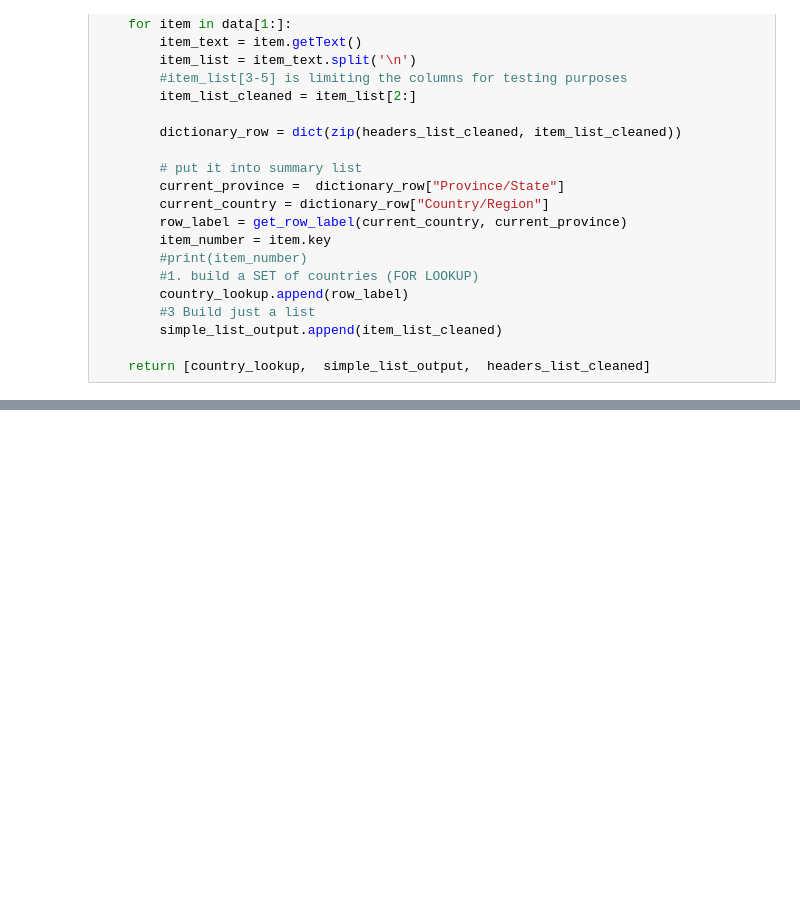
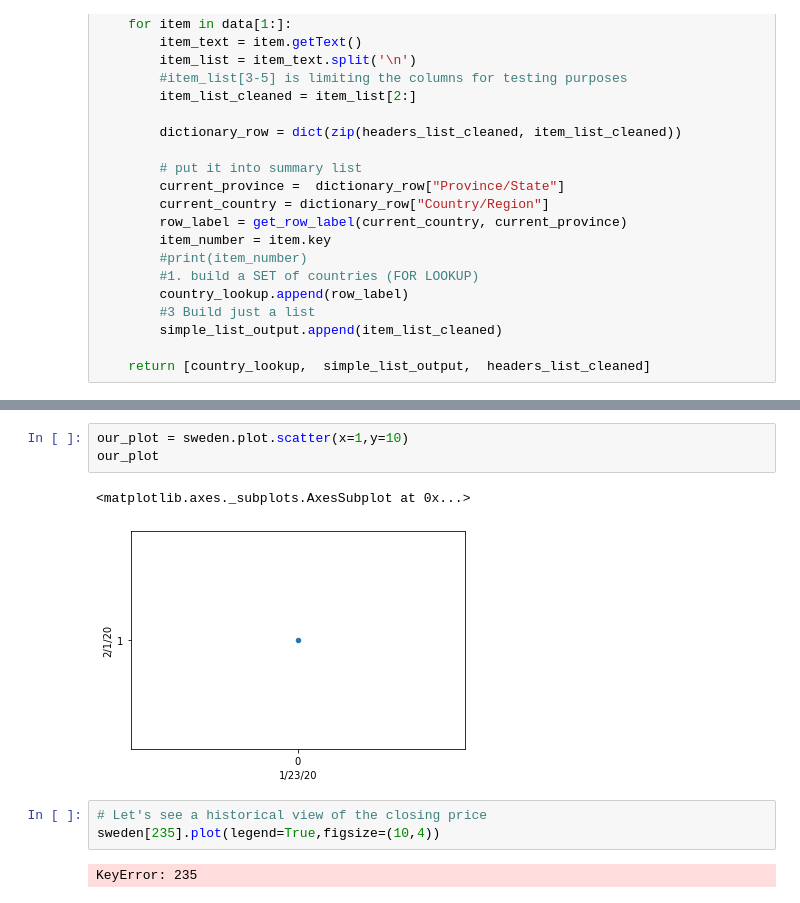
Before and after one commit to nigelAyling/Python-and-Jupyter, a Jupyter notebook: our_projects/Webscraper/CovidScraperV4.ipynb, the cells around one changed output, grey strips where cells are left out. Cells and saved outputs as stored; diff of their text form; blank space fills up the shorter version.

```diff
--- a/our_projects/Webscraper/CovidScraperV4.ipynb
+++ b/our_projects/Webscraper/CovidScraperV4.ipynb
@@ -146,0 +194,11 @@ vertical_stack
+# %%
+our_plot = sweden.plot.scatter(x=1,y=10)
+our_plot
+# %% [output]
+<matplotlib.axes._subplots.AxesSubplot at 0x...>
+[figure, added]
+# %%
+# Let's see a historical view of the closing price
+sweden[235].plot(legend=True,figsize=(10,4))
+# %% [output]
+KeyError: 235
```
Also changed, not shown: parts of 13 cells of this notebook.
